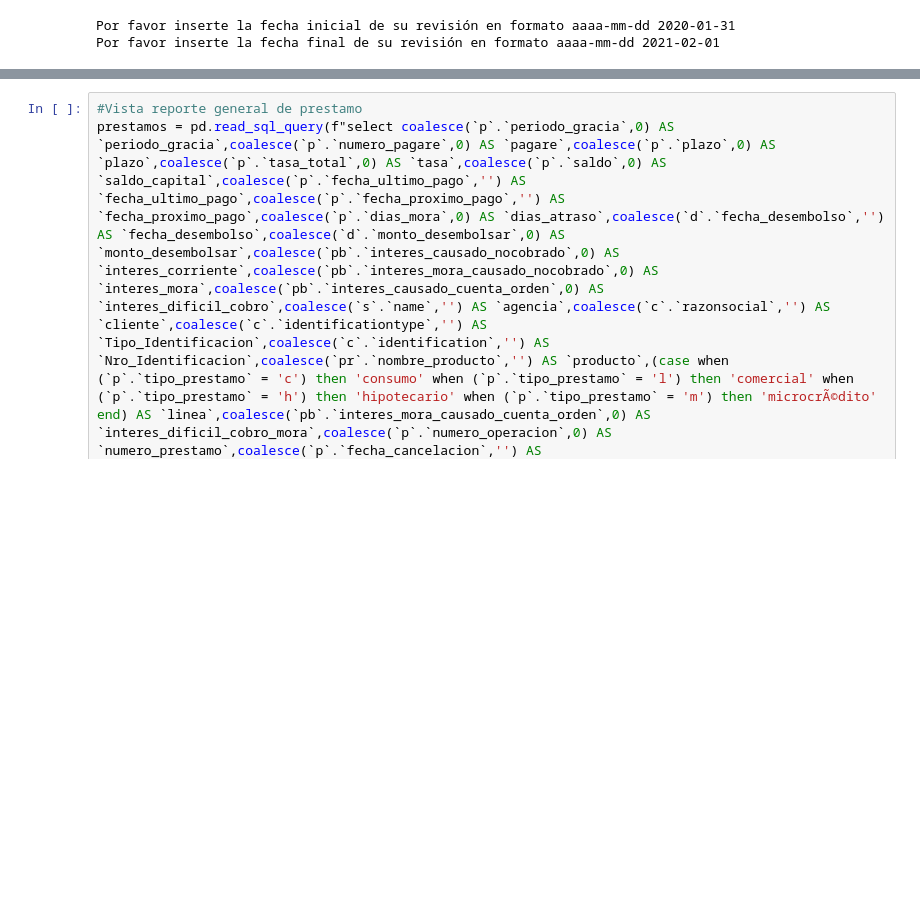
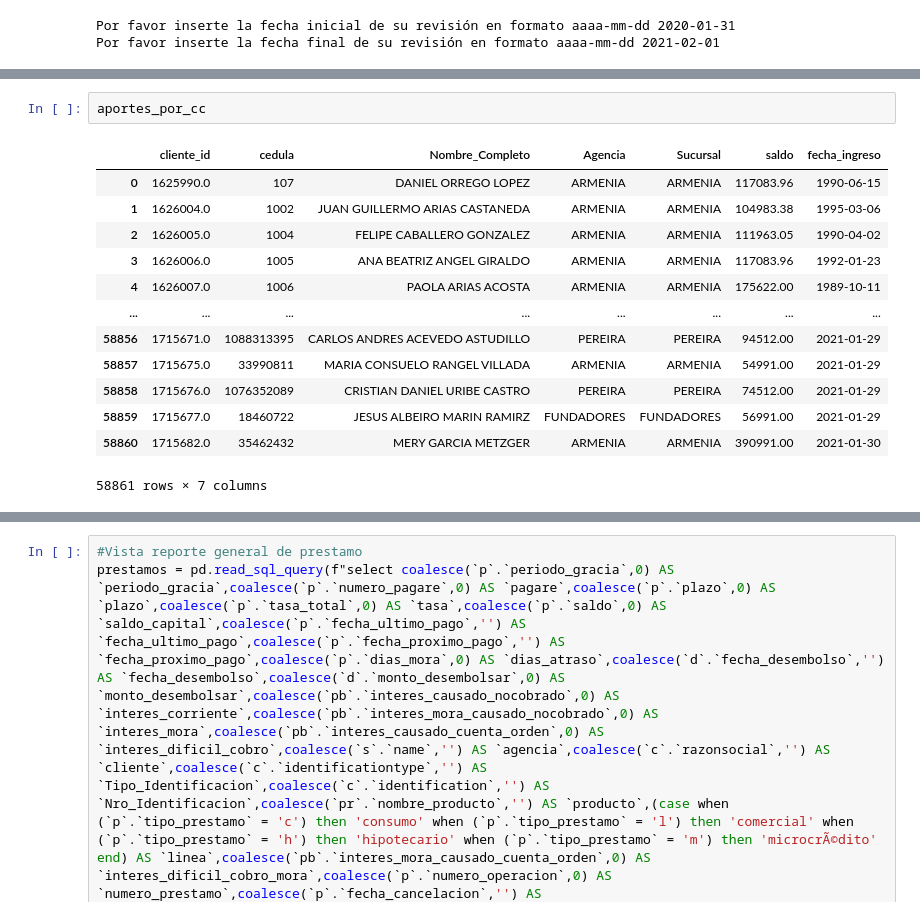
Before and after one commit to jdramirezzu/cruces, a Jupyter notebook: asociados.ipynb, the cells around one changed output, grey strips where cells are left out. Cells and saved outputs as stored; diff of their text form; blank space fills up the shorter version.

```diff
--- a/asociados.ipynb
+++ b/asociados.ipynb
@@ -24 +41,17 @@ aportes_por_cc['cedula'] = pd.to_numeric(aportes_por_cc['cedula'], errors = 'coe
+# %%
+aportes_por_cc
+# %% [output]
+|  | cliente_id | cedula | Nombre_Completo | Agencia | Sucursal | saldo | fecha_ingreso |
+| 0 | 1625990.0 | 107 | DANIEL ORREGO LOPEZ | ARMENIA | ARMENIA | 117083.96 | 1990-06-15 |
+| 1 | 1626004.0 | 1002 | JUAN GUILLERMO ARIAS CASTANEDA | ARMENIA | ARMENIA | 104983.38 | 1995-03-06 |
+| 2 | 1626005.0 | 1004 | FELIPE CABALLERO GONZALEZ | ARMENIA | ARMENIA | 111963.05 | 1990-04-02 |
+| 3 | 1626006.0 | 1005 | ANA BEATRIZ ANGEL GIRALDO | ARMENIA | ARMENIA | 117083.96 | 1992-01-23 |
+| 4 | 1626007.0 | 1006 | PAOLA ARIAS ACOSTA | ARMENIA | ARMENIA | 175622.00 | 1989-10-11 |
+| ... | ... | ... | ... | ... | ... | ... | ... |
+| 58856 | 1715671.0 | 1088313395 | CARLOS ANDRES ACEVEDO ASTUDILLO | PEREIRA | PEREIRA | 94512.00 | 2021-01-29 |
+| 58857 | 1715675.0 | 33990811 | MARIA CONSUELO RANGEL VILLADA | ARMENIA | ARMENIA | 54991.00 | 2021-01-29 |
+| 58858 | 1715676.0 | 1076352089 | CRISTIAN DANIEL URIBE CASTRO | PEREIRA | PEREIRA | 74512.00 | 2021-01-29 |
+| 58859 | 1715677.0 | 18460722 | JESUS ALBEIRO MARIN RAMIRZ | FUNDADORES | FUNDADORES | 56991.00 | 2021-01-29 |
+| 58860 | 1715682.0 | 35462432 | MERY GARCIA METZGER | ARMENIA | ARMENIA | 390991.00 | 2021-01-30 |
+58861 rows × 7 columns
 # %%
```
Also changed, not shown: parts of 33 cells of this notebook, 3 other files.
